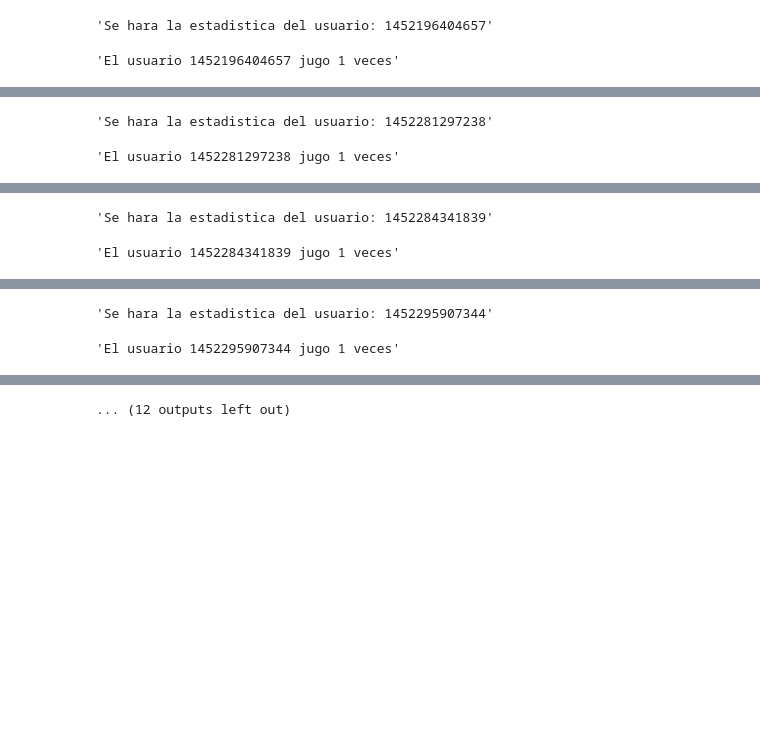
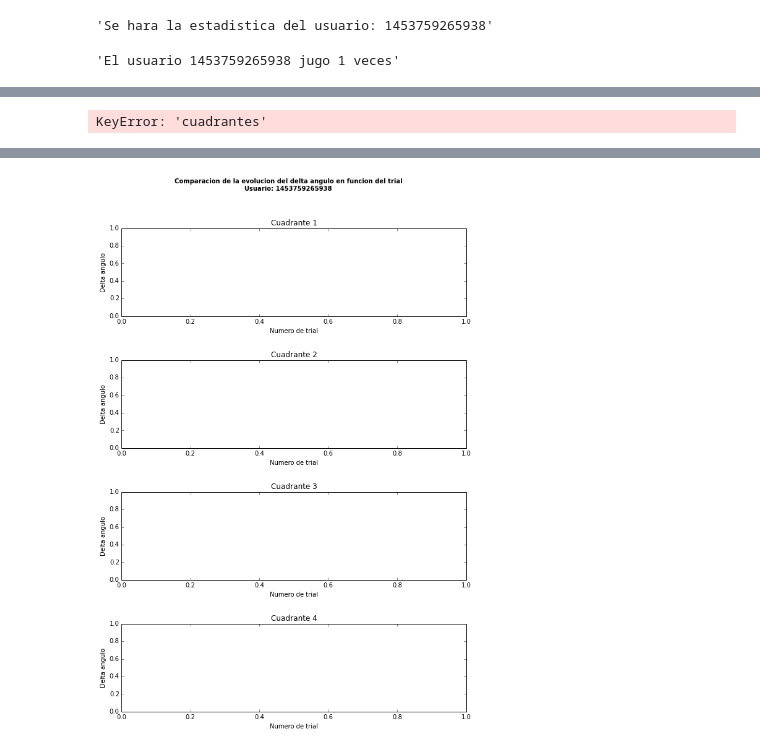
Before and after one commit to IoniUTDT/IPyVisound, a Jupyter notebook: UmbralAngulos.ipynb, the cells around one changed output, grey strips where cells are left out. Drawn from its saved outputs; the diff is of its cells as text; code cells hidden in the pictures; blank space fills up the shorter version.

Commit message:
Update diario. Quedo pendiente revisar el codigo que muestra las convergencias agrupadas por cuadrante. Ahora que hay un numero variable de cuadrantes hay que pensar un toque mejor como hacerlo

```diff
--- a/UmbralAngulos.ipynb
+++ b/UmbralAngulos.ipynb
@@ -10,9 +10,9 @@ from scripts.umbralangulos import *
 #downloadFile()
 #join()
 #touchs, sounds = loadTouchs()
-levels = loadLevels()
-plotConvergenciaAngulos(levels,completos=False)
+#levels = loadLevels()
+plotConvergenciaAngulos(levels,completos=True)
 # makeTimeline (touchs,sounds)
 # %% [output]
-'Se hara la estadistica del usuario: 1452196404657'
+'Se hara la estadistica del usuario: 1453759265938'
-'El usuario 1452196404657 jugo 1 veces'
+'El usuario 1453759265938 jugo 1 veces'
@@ -20,2 +20 @@ plotConvergenciaAngulos(levels,completos=False)
-'Se hara la estadistica del usuario: 1452281297238'
+KeyError: 'cuadrantes'
-'El usuario 1452281297238 jugo 1 veces'
@@ -23,2 +20,0 @@ plotConvergenciaAngulos(levels,completos=False)
-'Se hara la estadistica del usuario: 1452284341839'
-'El usuario 1452284341839 jugo 1 veces'
@@ -26,2 +20,0 @@ plotConvergenciaAngulos(levels,completos=False)
-'Se hara la estadistica del usuario: 1452295907344'
-'El usuario 1452295907344 jugo 1 veces'
@@ -29,2 +21,2 @@ plotConvergenciaAngulos(levels,completos=False)
-... (12 outputs left out)
+[figure, added]
 # %%
```
Also changed, not shown: parts of 2 cells of this notebook, 27 other files.
